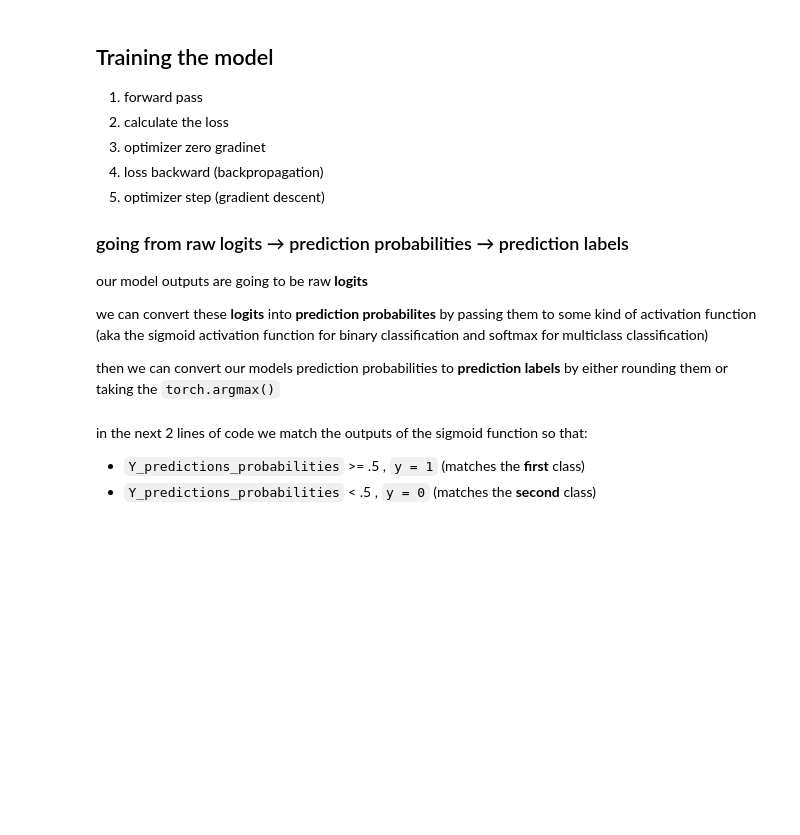
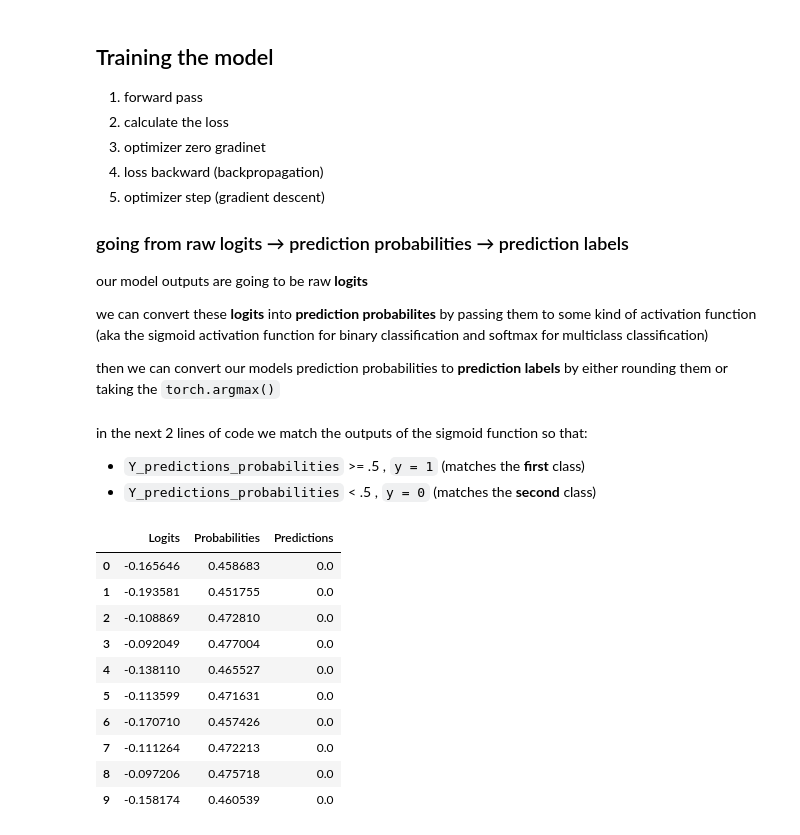
Before and after one commit to yizharf9/coding, a Jupyter notebook: python/models/circle_classification_model.ipynb, the cells around one changed output. Saved outputs shown, nothing was run; the diff lists cells and outputs as text; code cells hidden in the pictures; blank space fills up the shorter version.

```diff
--- a/python/models/circle_classification_model.ipynb
+++ b/python/models/circle_classification_model.ipynb
@@ -172,11 +169,37 @@ in the next 2 lines of code we match the outputs of the sigmoid function so that
 # %%
 ### working with logits
 
 #? since we can't predict using logits straghit away, in this block we show the process the model should be doing behind the scene...
 
-#
+# evaluation mode turned on
 model_0.eval()
+# using env variables of inference mode
 with torch.inference_mode():
+  # getting first outputs as logits
   y_logits = model_0(X_test.to(device))
+  # converting logit to probabilities
   y_probs = torch.sigmoid(y_logits)
+  # converting probabilities to final predictions
   y_preds = torch.round(y_probs)
+
+# in total : Outputs -> Logits -> Probabilities -> predictions!
+review = torch.hstack((y_logits,y_probs,y_preds))
+Cols=[
+  "Logits",
+  "Probabilities",
+  "Predictions"
+]
+sample = random_sample(review,10,Cols=Cols,df=True)
+sample
+# %% [output]
+|  | Logits | Probabilities | Predictions |
+| 0 | -0.165646 | 0.458683 | 0.0 |
+| 1 | -0.193581 | 0.451755 | 0.0 |
+| 2 | -0.108869 | 0.472810 | 0.0 |
+| 3 | -0.092049 | 0.477004 | 0.0 |
+| 4 | -0.138110 | 0.465527 | 0.0 |
+| 5 | -0.113599 | 0.471631 | 0.0 |
+| 6 | -0.170710 | 0.457426 | 0.0 |
+| 7 | -0.111264 | 0.472213 | 0.0 |
+| 8 | -0.097206 | 0.475718 | 0.0 |
+| 9 | -0.158174 | 0.460539 | 0.0 |
```
Also changed, not shown: parts of 8 cells of this notebook, 1 other file.
